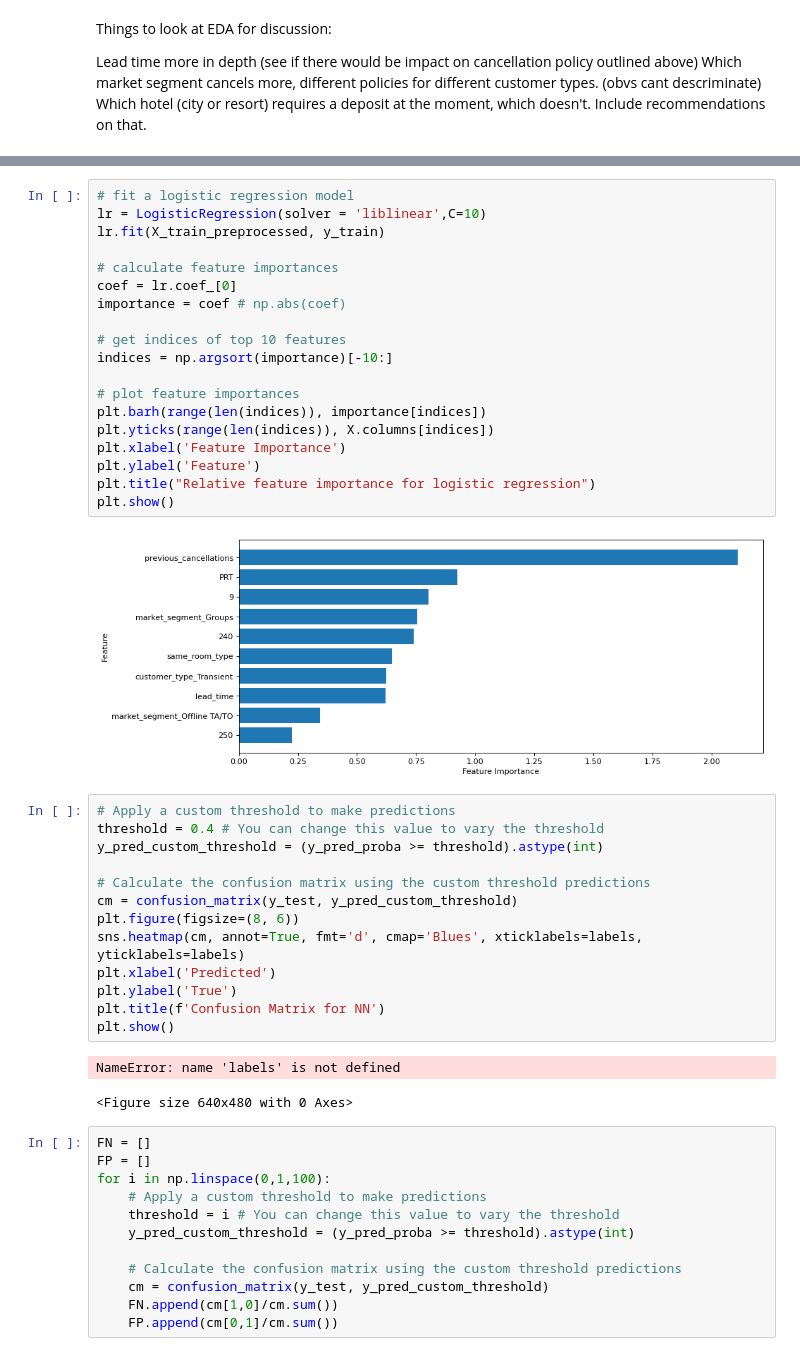
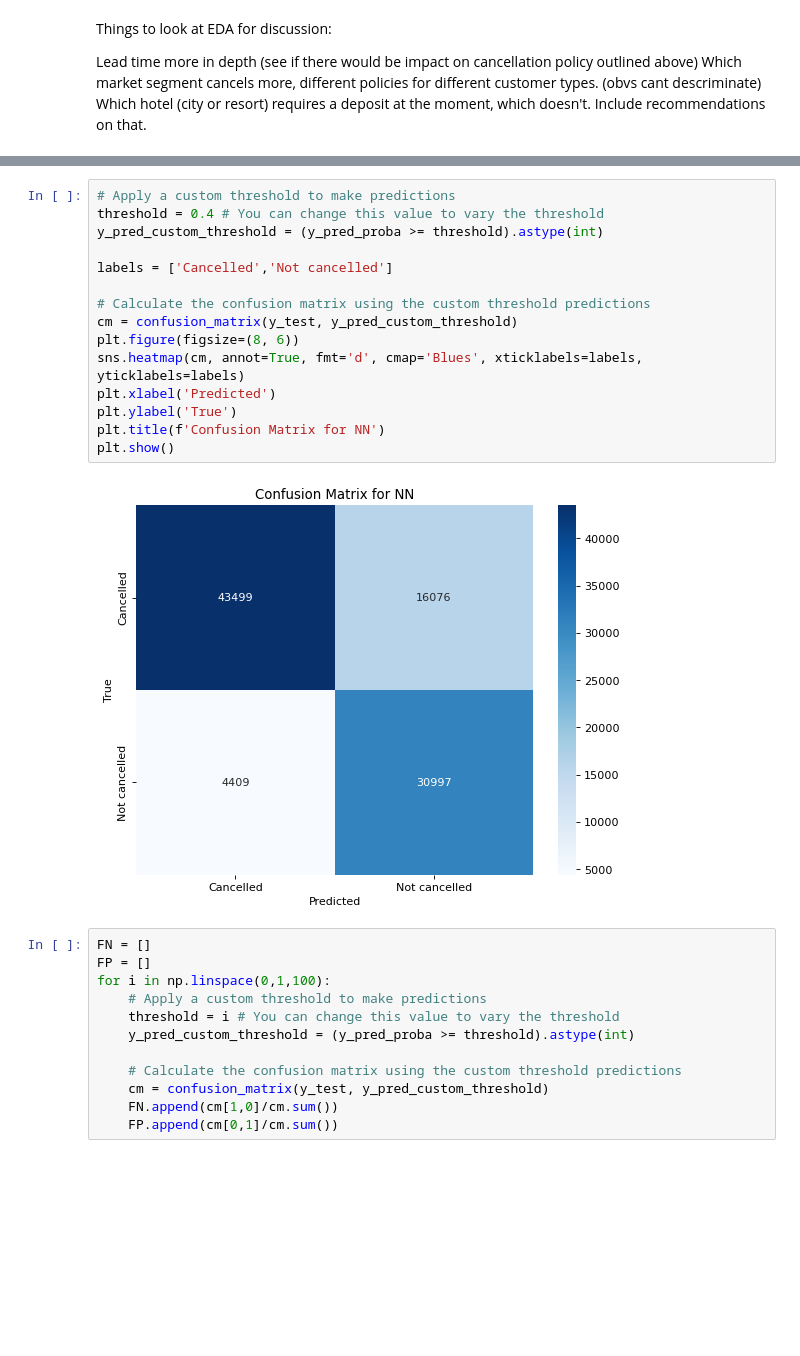
Before and after one commit to Mengyao41/ML_proj2, a Jupyter notebook: project2.ipynb, the cells around one changed output, grey strips where cells are left out. Drawn from its saved outputs; the diff is of its cells as text; blank space fills up the shorter version.

```diff
--- a/project2.ipynb
+++ b/project2.ipynb
@@ -988,40 +1000,20 @@ plt.show()
-# %%
-# fit a logistic regression model
-lr = LogisticRegression(solver = 'liblinear',C=10)
-lr.fit(X_train_preprocessed, y_train)
-
-# calculate feature importances
-coef = lr.coef_[0]
-importance = coef # np.abs(coef)
-
-# get indices of top 10 features
-indices = np.argsort(importance)[-10:]
-
-# plot feature importances
-plt.barh(range(len(indices)), importance[indices])
-plt.yticks(range(len(indices)), X.columns[indices])
-plt.xlabel('Feature Importance')
-plt.ylabel('Feature')
-plt.title("Relative feature importance for logistic regression")
-plt.show()
-# %% [output]
-[figure, removed]
 # %%
 # Apply a custom threshold to make predictions
 threshold = 0.4 # You can change this value to vary the threshold
 y_pred_custom_threshold = (y_pred_proba >= threshold).astype(int)
+
+labels = ['Cancelled','Not cancelled']
 
 # Calculate the confusion matrix using the custom threshold predictions
 cm = confusion_matrix(y_test, y_pred_custom_threshold)
 plt.figure(figsize=(8, 6))
 sns.heatmap(cm, annot=True, fmt='d', cmap='Blues', xticklabels=labels, yticklabels=labels)
 plt.xlabel('Predicted')
 plt.ylabel('True')
 plt.title(f'Confusion Matrix for NN')
 plt.show()
 # %% [output]
-NameError: name 'labels' is not defined
-<Figure size 640x480 with 0 Axes>
+[figure, added]
 # %%
 FN = []
 FP = []
```
Also changed, not shown: parts of 13 cells of this notebook.
